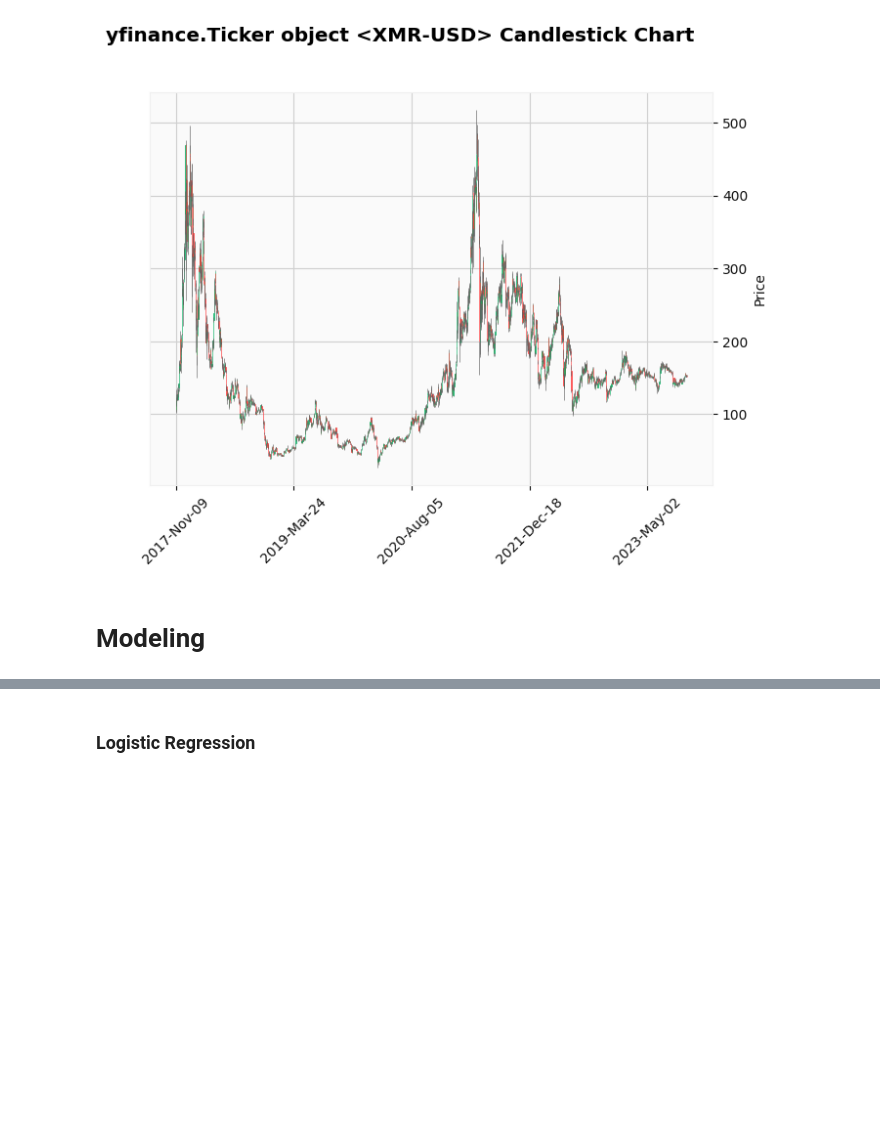
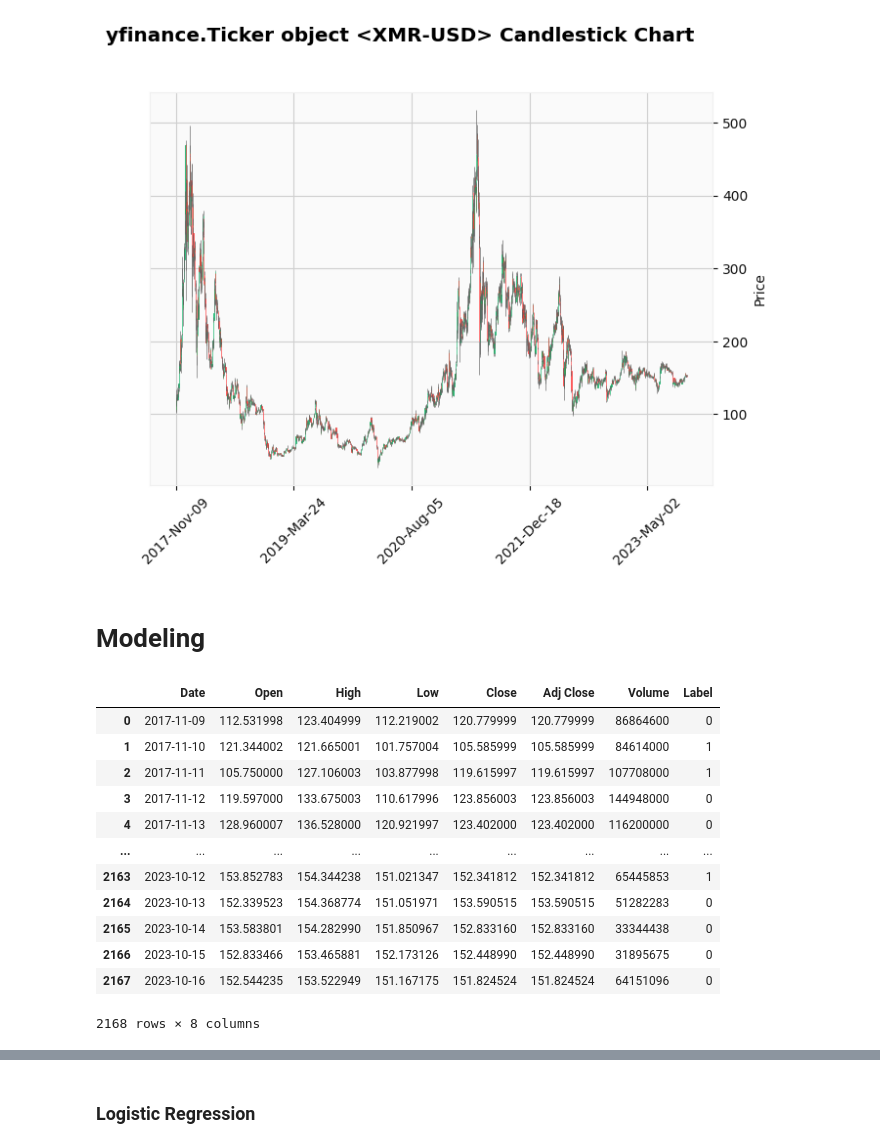
Before and after one commit to mr-robot77/Quera_G11-Project2, a Jupyter notebook: Problem 3/prediction.ipynb, the cells around one changed output, grey strips where cells are left out. Drawn from its saved outputs; the diff is of its cells as text; code cells hidden in the pictures; blank space fills up the shorter version.

```diff
--- a/Problem 3/prediction.ipynb
+++ b/Problem 3/prediction.ipynb
@@ -550,3 +535,19 @@ mpf.plot(df_xmr, type='candle', style='yahoo', title=f'{xmr} Candlestick Chart')
 [figure]
 # %% [markdown]
 # Modeling
+# %%
+df
+# %% [output]
+|  | Date | Open | High | Low | Close | Adj Close | Volume | Label |
+| 0 | 2017-11-09 | 112.531998 | 123.404999 | 112.219002 | 120.779999 | 120.779999 | 86864600 | 0 |
+| 1 | 2017-11-10 | 121.344002 | 121.665001 | 101.757004 | 105.585999 | 105.585999 | 84614000 | 1 |
+| 2 | 2017-11-11 | 105.750000 | 127.106003 | 103.877998 | 119.615997 | 119.615997 | 107708000 | 1 |
+| 3 | 2017-11-12 | 119.597000 | 133.675003 | 110.617996 | 123.856003 | 123.856003 | 144948000 | 0 |
+| 4 | 2017-11-13 | 128.960007 | 136.528000 | 120.921997 | 123.402000 | 123.402000 | 116200000 | 0 |
+| ... | ... | ... | ... | ... | ... | ... | ... | ... |
+| 2163 | 2023-10-12 | 153.852783 | 154.344238 | 151.021347 | 152.341812 | 152.341812 | 65445853 | 1 |
+| 2164 | 2023-10-13 | 152.339523 | 154.368774 | 151.051971 | 153.590515 | 153.590515 | 51282283 | 0 |
+| 2165 | 2023-10-14 | 153.583801 | 154.282990 | 151.850967 | 152.833160 | 152.833160 | 33344438 | 0 |
+| 2166 | 2023-10-15 | 152.833466 | 153.465881 | 152.173126 | 152.448990 | 152.448990 | 31895675 | 0 |
+| 2167 | 2023-10-16 | 152.544235 | 153.522949 | 151.167175 | 151.824524 | 151.824524 | 64151096 | 0 |
+2168 rows × 8 columns
```
Also changed, not shown: parts of 28 cells of this notebook.
